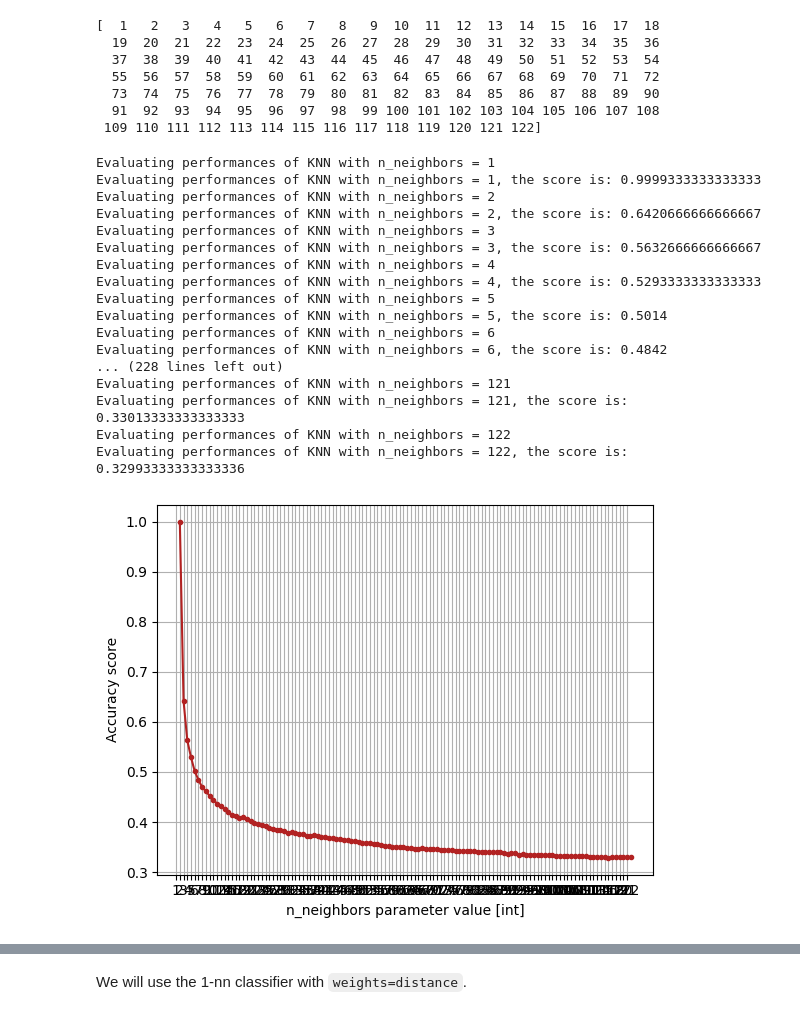
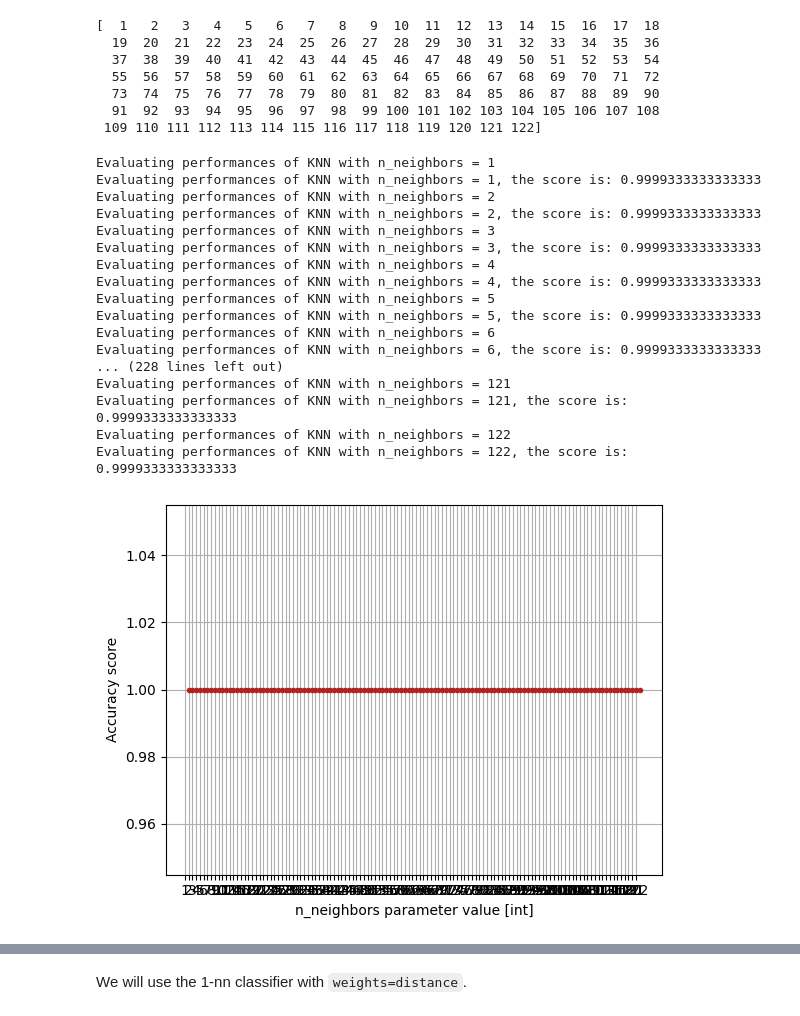
Before and after one commit to chiaratomaiuolo/Data_Mining_project, a Jupyter notebook: classification_bayes_knn.ipynb, the cells around one changed output, grey strips where cells are left out. Cells and saved outputs as stored; diff of their text form; code cells hidden in the pictures.

```diff
--- a/classification_bayes_knn.ipynb
+++ b/classification_bayes_knn.ipynb
@@ -367,37 +367,37 @@ print(k_nn_trials)
 # %%
 n_neighbors = k_nn_trials
 scores = list()
 
 for n in n_neighbors:
     print(f'Evaluating performances of KNN with n_neighbors = {n}')
-    clf_to_tune = KNeighborsClassifier(n_neighbors=n, metric="precomputed", weights="uniform")
+    clf_to_tune = KNeighborsClassifier(n_neighbors=n, metric="precomputed", weights="distance")
     clf_to_tune.fit(D_train, y_train)
     scores.append(clf_to_tune.score(D_train, y_train))
     print(f'Evaluating performances of KNN with n_neighbors = {n}, the score is: {clf_to_tune.score(D_train, y_train)}')
 
 plt.figure()
 plt.grid()
 plt.errorbar(n_neighbors, scores, marker='.', color='firebrick')
 plt.xticks(range(len(n_neighbors)), n_neighbors)
 plt.xlabel("n_neighbors parameter value [int]")
 plt.ylabel("Accuracy score")
 plt.show()
 # %% [output]
 Evaluating performances of KNN with n_neighbors = 1
 Evaluating performances of KNN with n_neighbors = 1, the score is: 0.9999333333333333
 Evaluating performances of KNN with n_neighbors = 2
-Evaluating performances of KNN with n_neighbors = 2, the score is: 0.6420666666666667
+Evaluating performances of KNN with n_neighbors = 2, the score is: 0.9999333333333333
 Evaluating performances of KNN with n_neighbors = 3
-Evaluating performances of KNN with n_neighbors = 3, the score is: 0.5632666666666667
+Evaluating performances of KNN with n_neighbors = 3, the score is: 0.9999333333333333
 Evaluating performances of KNN with n_neighbors = 4
-Evaluating performances of KNN with n_neighbors = 4, the score is: 0.5293333333333333
+Evaluating performances of KNN with n_neighbors = 4, the score is: 0.9999333333333333
 Evaluating performances of KNN with n_neighbors = 5
-Evaluating performances of KNN with n_neighbors = 5, the score is: 0.5014
+Evaluating performances of KNN with n_neighbors = 5, the score is: 0.9999333333333333
 Evaluating performances of KNN with n_neighbors = 6
-Evaluating performances of KNN with n_neighbors = 6, the score is: 0.4842
+Evaluating performances of KNN with n_neighbors = 6, the score is: 0.9999333333333333
 ... (228 lines left out)
 Evaluating performances of KNN with n_neighbors = 121
-Evaluating performances of KNN with n_neighbors = 121, the score is: 0.33013333333333333
+Evaluating performances of KNN with n_neighbors = 121, the score is: 0.9999333333333333
 Evaluating performances of KNN with n_neighbors = 122
-Evaluating performances of KNN with n_neighbors = 122, the score is: 0.32993333333333336
+Evaluating performances of KNN with n_neighbors = 122, the score is: 0.9999333333333333
-[figure, old version]
+[figure, new version]
```
Also changed, not shown: parts of 3 cells of this notebook.
